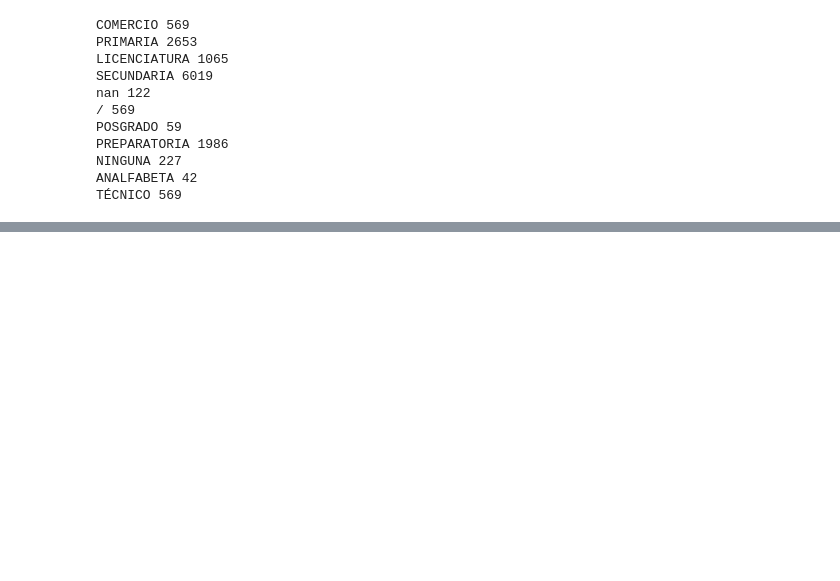
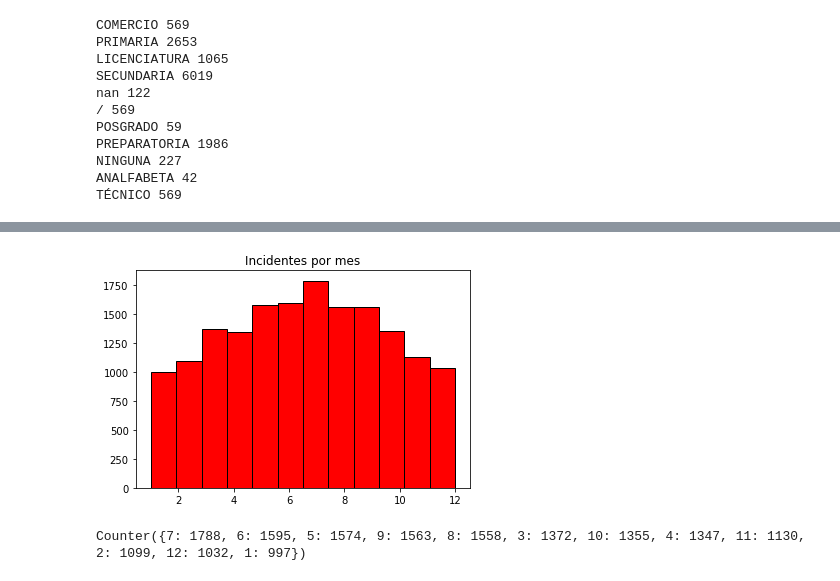
Before and after one commit to Saphira3000/Ciencia_de_Datos, a Jupyter notebook: Untitled.ipynb, the cells around one changed output, grey strips where cells are left out. Drawn from its saved outputs; the diff is of its cells as text; code cells hidden in the pictures; blank space fills up the shorter version.

```diff
--- a/Untitled.ipynb
+++ b/Untitled.ipynb
@@ -239,0 +238,4 @@ escolar
+# %%
+import pandas as pd
+datos = pd.read_csv("vf_datos.csv")
+datos.head()
@@ -239,0 +249,17 @@ escolar
+# %%
+import matplotlib.pyplot as plt
+from scipy.stats import shapiro
+
+mes = datos.mes
+plt.title('Incidentes por mes')
+plt.hist(mes, color='red',edgecolor = 'black', linewidth=1, bins = 12)
+#plt.plot(mes, lw=5, c='y', marker='o', ms=10, mfc='red')
+plt.savefig('mes.eps')
+# %% [output]
+[figure, added]
+# %%
+from collections import Counter
+conteos = Counter([d for d in mes])
+print(conteos)
+# %% [output]
+Counter({7: 1788, 6: 1595, 5: 1574, 9: 1563, 8: 1558, 3: 1372, 10: 1355, 4: 1347, 11: 1130, 2: 1099, 12: 1032, 1: 997})
```
Also changed, not shown: parts of 3 cells of this notebook, 15 other files.
